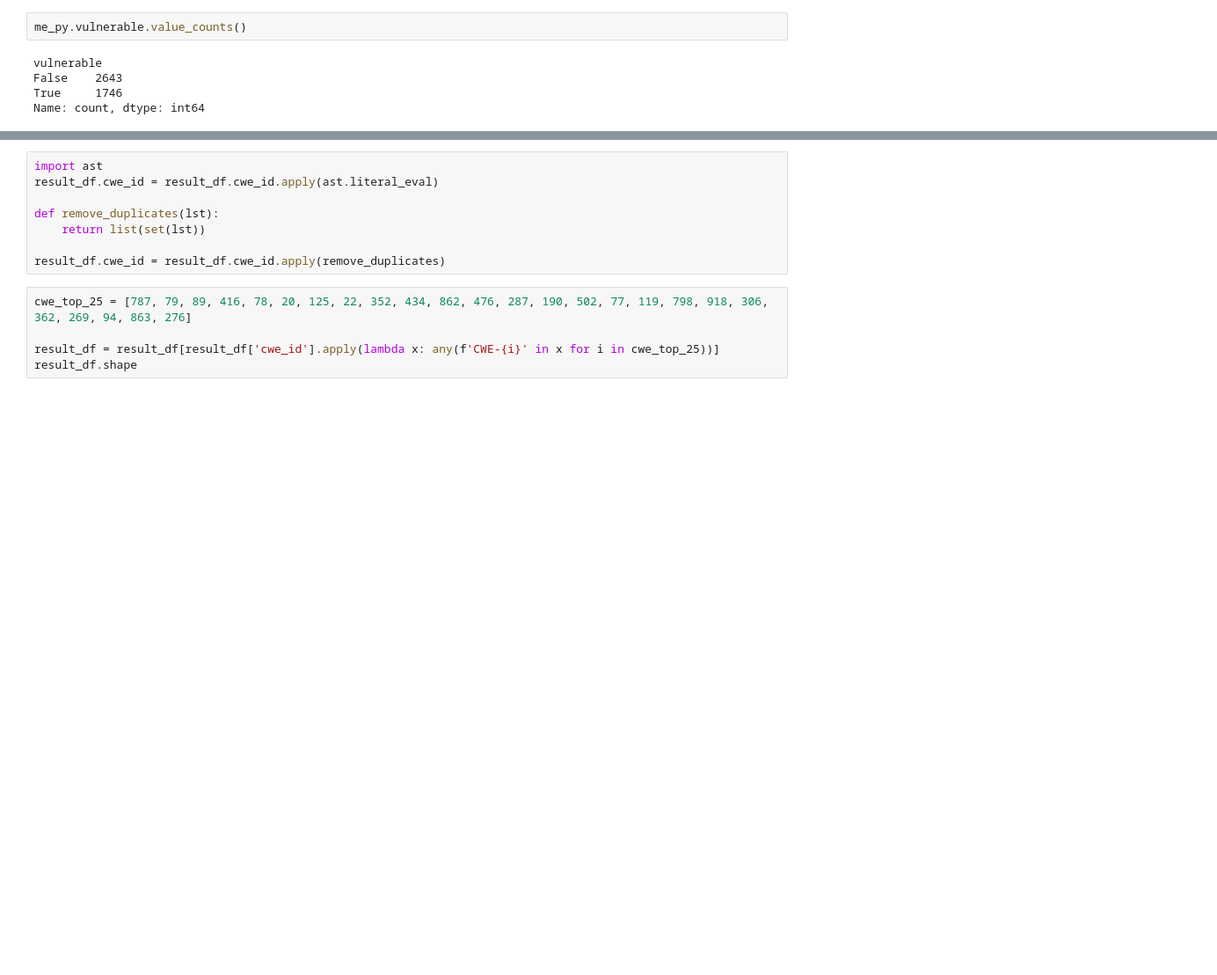
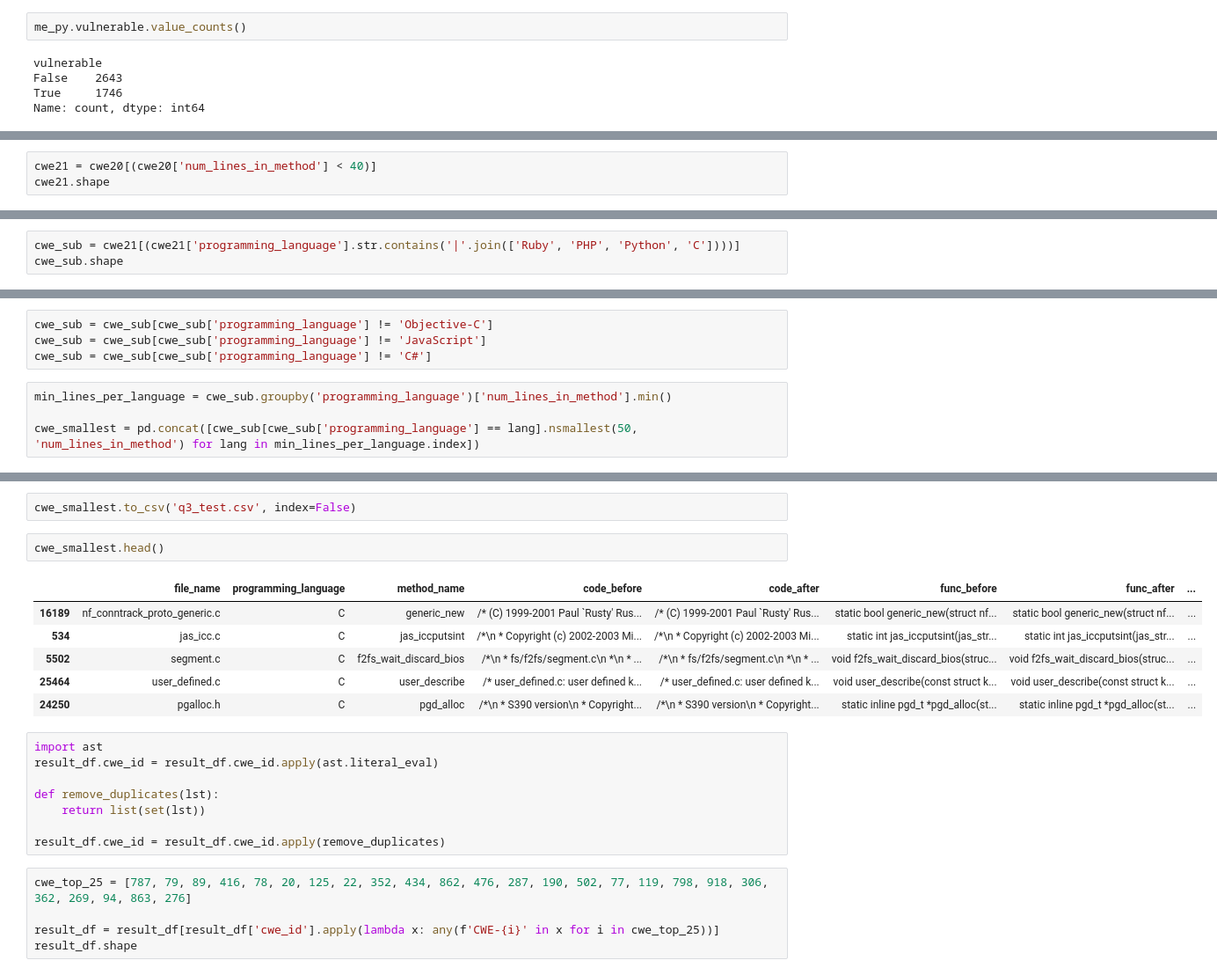
Before and after one commit to euisuh/CVEFixesUtil, a Jupyter notebook: main.ipynb, the cells around one changed output, grey strips where cells are left out. Shown at 88% size. Saved outputs shown, nothing was run; the diff lists cells and outputs as text; blank space fills up the shorter version.

```diff
--- a/main.ipynb
+++ b/main.ipynb
@@ -363,0 +583,3 @@ result_df.head()
+# %%
+cwe21 = cwe20[(cwe20['num_lines_in_method'] < 40)]
+cwe21.shape
@@ -363,0 +604,3 @@ result_df.head()
+# %%
+cwe_sub = cwe21[(cwe21['programming_language'].str.contains('|'.join(['Ruby', 'PHP', 'Python', 'C'])))]
+cwe_sub.shape
@@ -363,0 +621,8 @@ result_df.head()
+# %%
+cwe_sub = cwe_sub[cwe_sub['programming_language'] != 'Objective-C']
+cwe_sub = cwe_sub[cwe_sub['programming_language'] != 'JavaScript']
+cwe_sub = cwe_sub[cwe_sub['programming_language'] != 'C#']
+# %%
+min_lines_per_language = cwe_sub.groupby('programming_language')['num_lines_in_method'].min()
+
+cwe_smallest = pd.concat([cwe_sub[cwe_sub['programming_language'] == lang].nsmallest(50, 'num_lines_in_method') for lang in min_lines_per_language.index])
@@ -364,3 +639,14 @@ result_df.head()
+# %%
+cwe_smallest.to_csv('q3_test.csv', index=False)
+# %%
+cwe_smallest.head()
+# %% [output]
+|  | file_name | programming_language | method_name | code_before | code_after | func_before | func_after | ... |
+| 16189 | nf_conntrack_proto_generic.c | C | generic_new | /* (C) 1999-2001 Paul `Rusty' Rus... | /* (C) 1999-2001 Paul `Rusty' Rus... | static bool generic_new(struct nf... | static bool generic_new(struct nf... | ... |
+| 534 | jas_icc.c | C | jas_iccputsint | /*\n * Copyright (c) 2002-2003 Mi... | /*\n * Copyright (c) 2002-2003 Mi... | static int jas_iccputsint(jas_str... | static int jas_iccputsint(jas_str... | ... |
+| 5502 | segment.c | C | f2fs_wait_discard_bios | /*\n * fs/f2fs/segment.c\n *\n * ... | /*\n * fs/f2fs/segment.c\n *\n * ... | void f2fs_wait_discard_bios(struc... | void f2fs_wait_discard_bios(struc... | ... |
+| 25464 | user_defined.c | C | user_describe | /* user_defined.c: user defined k... | /* user_defined.c: user defined k... | void user_describe(const struct k... | void user_describe(const struct k... | ... |
+| 24250 | pgalloc.h | C | pgd_alloc | /*\n * S390 version\n * Copyright... | /*\n * S390 version\n * Copyright... | static inline pgd_t *pgd_alloc(st... | static inline pgd_t *pgd_alloc(st... | ... |
 # %%
 import ast
 result_df.cwe_id = result_df.cwe_id.apply(ast.literal_eval)
```
Also changed, not shown: parts of 35 cells of this notebook.
